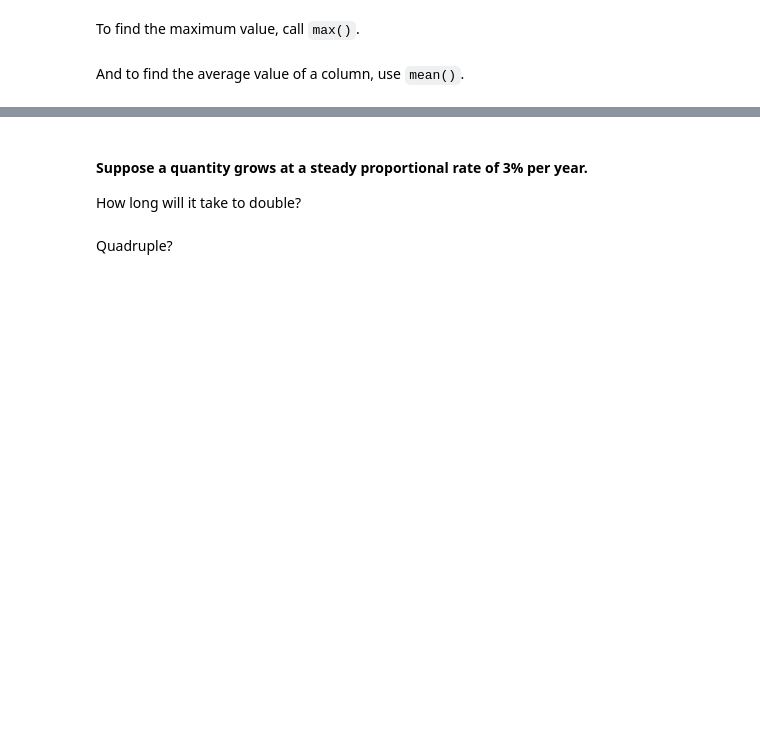
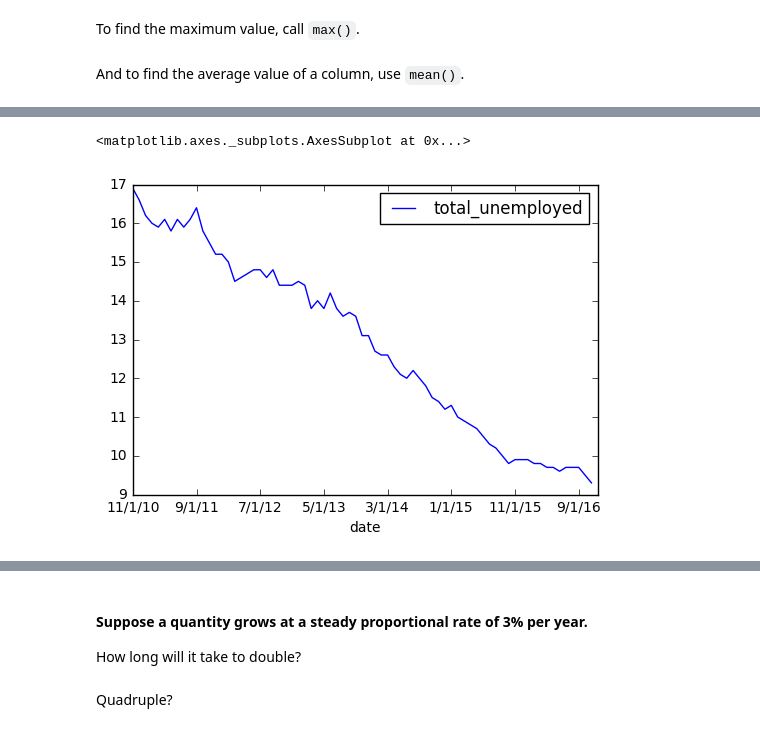
Before and after one commit to ds-modules/ECON-101B, a Jupyter notebook: Intro/intro.ipynb, the cells around one changed output, grey strips where cells are left out. Cells and saved outputs as stored; diff of their text form; code cells hidden in the pictures; blank space fills up the shorter version.

```diff
--- a/Intro/intro.ipynb
+++ b/Intro/intro.ipynb
@@ -517,0 +603,5 @@ We can start visualizing the data that we have in the table. First, we convert t
+# %%
+unemployment_data.plot(x='date', y='total_unemployed')
+# %% [output]
+<matplotlib.axes._subplots.AxesSubplot at 0x...>
+[figure, added]
```
Also changed, not shown: parts of 62 cells of this notebook, 3 other files.
